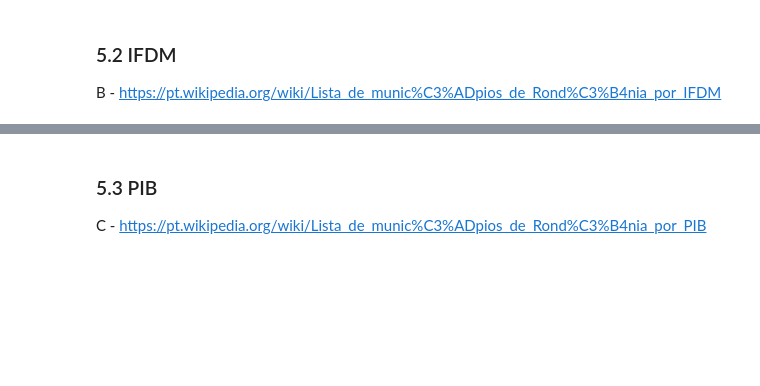
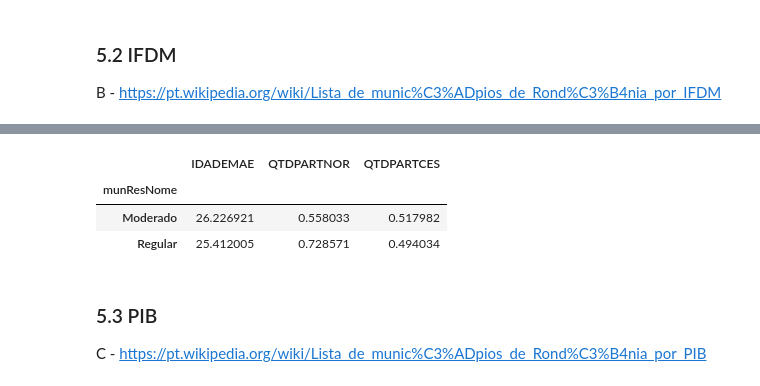
Before and after one commit to piresthiago10/estudos_data_science, a Jupyter notebook: modulo_9_tdd_3_agregacoes_e_operacoes_em_grupo/Tarefa 2/Mod9Tarefa2.ipynb, the cells around one changed output, grey strips where cells are left out. Saved outputs shown, nothing was run; the diff lists cells and outputs as text; code cells hidden in the pictures; blank space fills up the shorter version.

```diff
--- a/modulo_9_tdd_3_agregacoes_e_operacoes_em_grupo/Tarefa 2/Mod9Tarefa2.ipynb
+++ b/modulo_9_tdd_3_agregacoes_e_operacoes_em_grupo/Tarefa 2/Mod9Tarefa2.ipynb
@@ -404,3 +572,12 @@ B - https://pt.wikipedia.org/wiki/Lista_de_munic%C3%ADpios_de_Rond%C3%B4nia_por_
+# %%
+sinasc_ifdm = sinasc_idade_media.set_index('munResNome')
+municipios_rondonia_ifdm = sinasc_ifdm.groupby(mapping_municipios_rondonia_ifdm).mean(numeric_only=True)
+municipios_rondonia_ifdm
+# %% [output]
+|  | IDADEMAE | QTDPARTNOR | QTDPARTCES |
+| munResNome |  |  |  |
+| Moderado | 26.226921 | 0.558033 | 0.517982 |
+| Regular | 25.412005 | 0.728571 | 0.494034 |
 # %% [markdown]
 ### 5.3 PIB
 C - https://pt.wikipedia.org/wiki/Lista_de_munic%C3%ADpios_de_Rond%C3%B4nia_por_PIB
```
Also changed, not shown: parts of 10 cells of this notebook, 2 other files.
